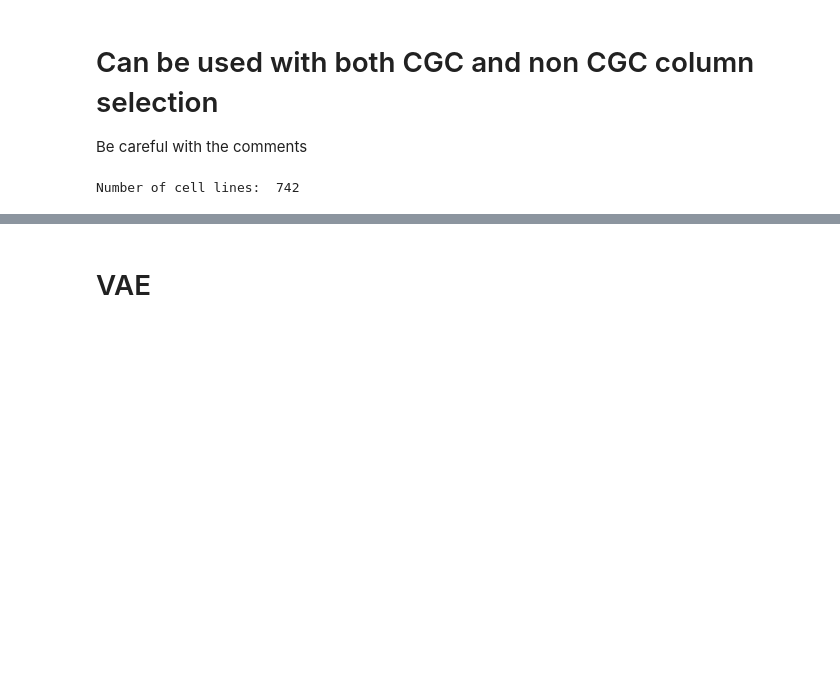
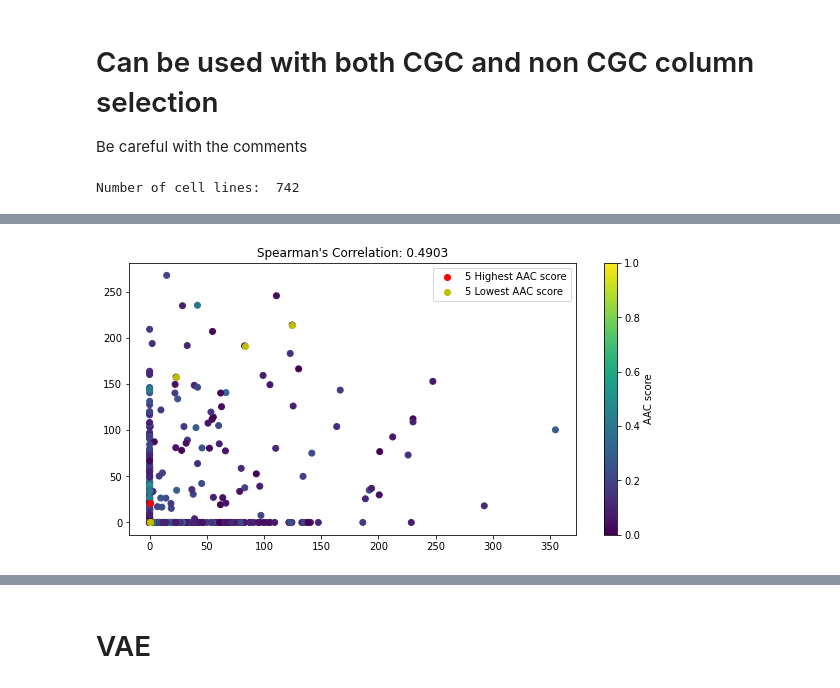
Before and after one commit to oskarboesch/ml-project-2-lol-ml, a Jupyter notebook: src/notebooks/auto_encoder.ipynb, the cells around one changed output, grey strips where cells are left out. Cells and saved outputs as stored; diff of their text form; code cells hidden in the pictures; blank space fills up the shorter version.

```diff
--- a/src/notebooks/auto_encoder.ipynb
+++ b/src/notebooks/auto_encoder.ipynb
@@ -78,0 +99,22 @@ plt.show()
+# %%
+figures_dir = Path("../../results/figures")
+figures_dir.mkdir(parents = True,exist_ok=True)
+# %%
+sorted_indices = np.argsort(y_train['AAC'].values)
+# Get the 5 highest and lowest values
+highest_indices = sorted_indices[-5:]
+lowest_indices = sorted_indices[:5]
+latent_x = 0
+latent_y = 1
+encoded_features_train = best_encoder.predict(X_train)
+# Plot the best latent features
+plt.figure(figsize=(10, 5))
+plt.scatter(encoded_features_train[:, 0], encoded_features_train[:, 1], c=y_train['AAC'], cmap='viridis')
+plt.scatter(encoded_features_train[highest_indices, 0], encoded_features_train[highest_indices, 1], c='r', label='5 Highest AAC score')
+plt.scatter(encoded_features_train[lowest_indices, 0], encoded_features_train[lowest_indices, 1], c='y', label='5 Lowest AAC score')
+plt.colorbar(label='AAC score')
+plt.legend()
+plt.title(f"Spearman's Correlation: {best_spearman:.4f}")
+plt.savefig(figures_dir / "best_ae_latent_features.png")
+plt.show()
+# %% [output]
@@ -79,3 +122,4 @@ plt.show()
+[figure, added]
 # %%
 # Add the project root directory to the Python path
 project_root = Path().resolve().parent.parent
```
Also changed, not shown: parts of 12 cells of this notebook.
